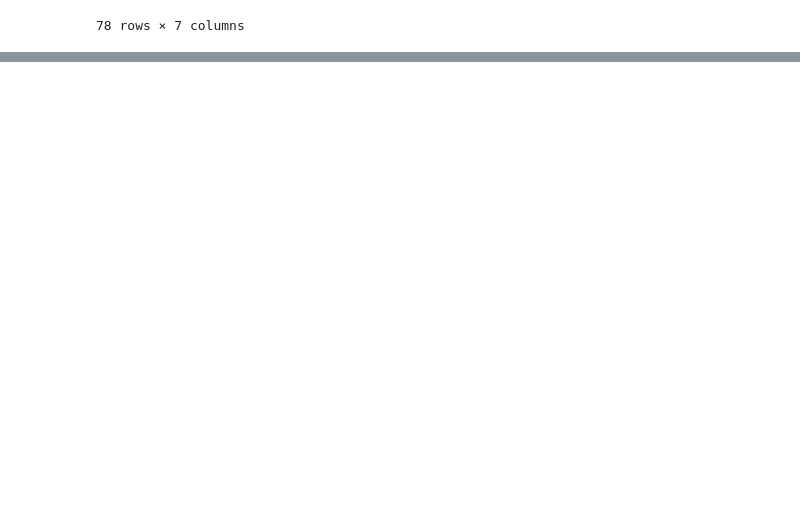
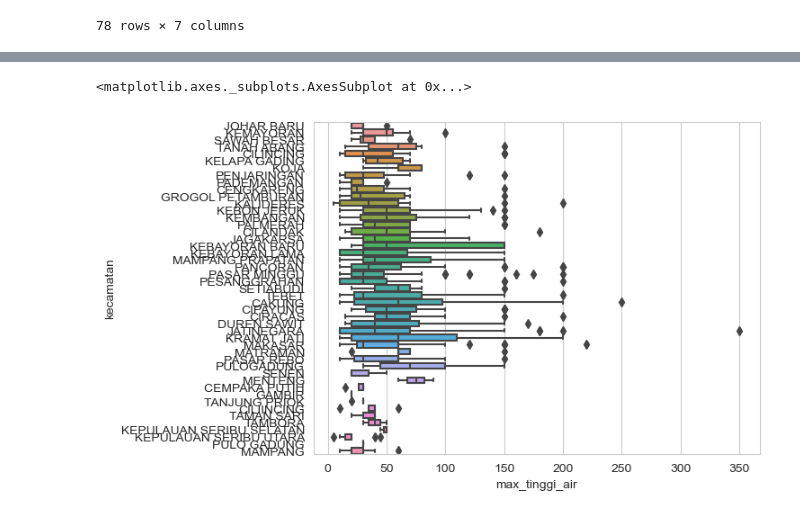
Before and after one commit to nurrizkyimani/flood-jsc-yli, a Jupyter notebook: jsc-data-analysis.ipynb, the cells around one changed output, grey strips where cells are left out. Cells and saved outputs as stored; diff of their text form; code cells hidden in the pictures; blank space fills up the shorter version.

```diff
--- a/jsc-data-analysis.ipynb
+++ b/jsc-data-analysis.ipynb
@@ -1499,0 +1529,3 @@ data_sekolah_sungai
+# %%
+all_data_kejadian = pd.concat(all_data_kejadian_d)
+all_data_kejadian
@@ -1499,0 +1583,5 @@ data_sekolah_sungai
+# %%
+all_data_kejadian['max_tinggi_air']  = all_data_kejadian.ketinggian_air.str.extract(r'(\d+)\scm')
+all_data_kejadian['min_tinggi_air']  = all_data_kejadian.ketinggian_air.str.extract(r'(\d+)\ss/d')
+
+all_data_kejadian['min_tinggi_air']  = all_data_kejadian.ketinggian_air.str.extract(r'(\d+)\ss/d')
@@ -1499,0 +1604,3 @@ data_sekolah_sungai
+# %%
+all_data_kejadian = all_data_kejadian.drop(columns='rw')
+all_data_kejadian['lama_kejadian'] = all_data_kejadian.tanggal_kejadian.str.count(r'(\d+,*)')
@@ -1499,0 +1623,8 @@ data_sekolah_sungai
+# %%
+all_data_kejadian['max_tinggi_air'] = pd.to_numeric(all_data_kejadian['max_tinggi_air'])
+all_data_kejadian['min_tinggi_air'] = pd.to_numeric(all_data_kejadian['min_tinggi_air'])
+# %%
+sns.boxplot(data=all_data_kejadian, x="max_tinggi_air", y="kecamatan")
+# %% [output]
+<matplotlib.axes._subplots.AxesSubplot at 0x...>
+[figure, added]
```
Also changed, not shown: parts of 41 cells of this notebook.
